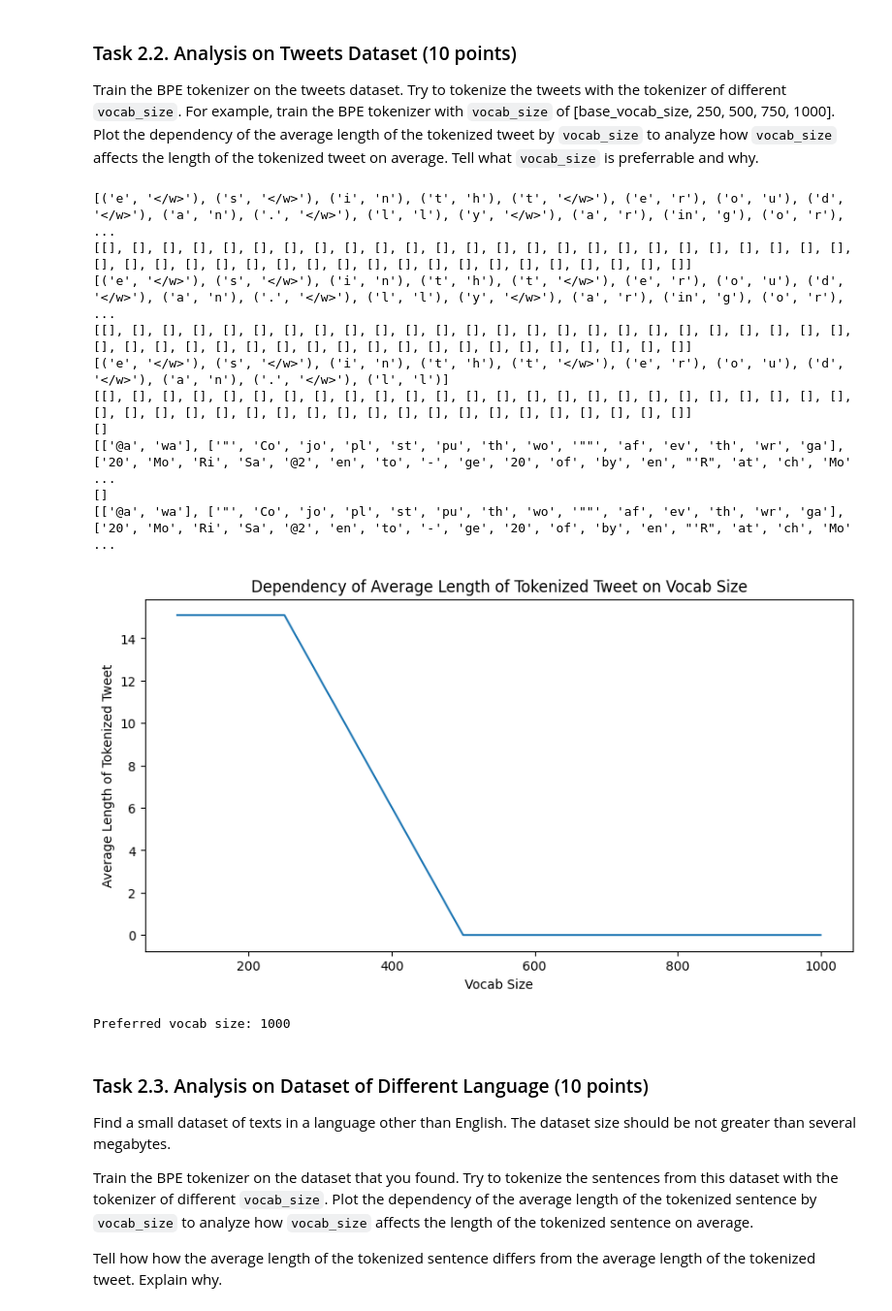
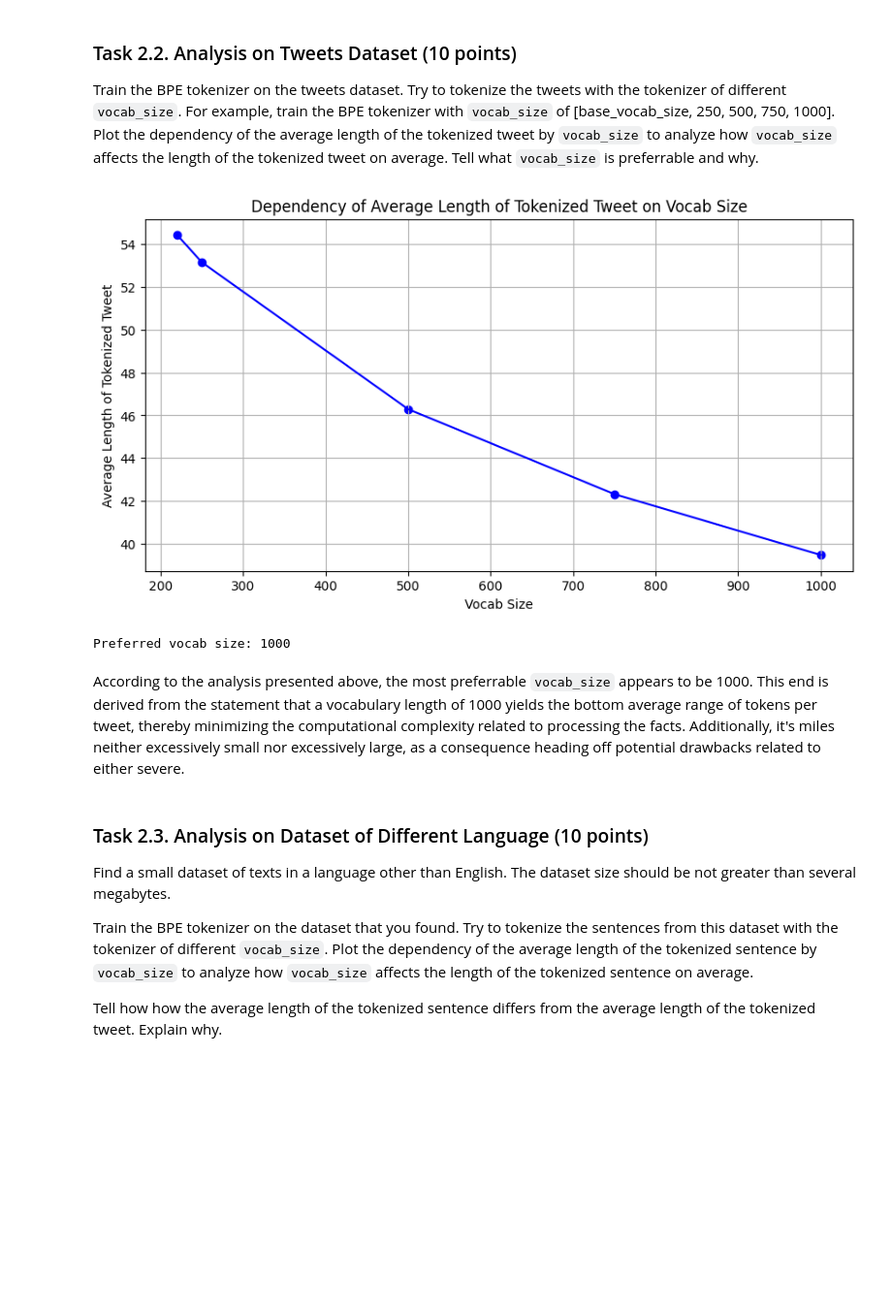
Before and after one commit to sch-irnia73/NLP_Assignments, a Jupyter notebook: Assignment1.ipynb, the cells around one changed output. Shown at 97% size. Saved outputs shown, nothing was run; the diff lists cells and outputs as text; code cells hidden in the pictures; blank space fills up the shorter version.

```diff
--- a/Assignment1.ipynb
+++ b/Assignment1.ipynb
@@ -189,69 +193,55 @@ Train the BPE tokenizer on the tweets dataset. Try to tokenize the tweets with t
 # %%
 # Your code here
 import matplotlib.pyplot as plt
-from collections import Counter
-import numpy as np
 
-tweets = []
-with open('Assignment1_data/file1', 'r') as file:
-    content = file.read()
-tweets = np.concatenate ((tweets, content.split('\n')))
-# with open('Assignment1_data/file2', 'r') as file:
-#     content = file.read()
-# tweets = np.concatenate ((tweets, content.split('\n')))
-# with open('Assignment1_data/file3', 'r') as file:
-#     content = file.read()
-# tweets = np.concatenate ((tweets, content.split('\n')))
-# with open('Assignment1_data/file4', 'r') as file:
-#     content = file.read()
-# tweets = np.concatenate ((tweets, content.split('\n')))
-# with open('Assignment1_data/file5', 'r') as file:
-#     content = file.read()
-# tweets = np.concatenate ((tweets, content.split('\n')))
+def read_files_into_list(filenames):
+    combined_list = []
+    for filename in filenames:
+        with open(filename, 'r', encoding='utf-8') as file:
+            for line in file:
+                combined_list.append(line.strip())
+    return combined_list
+
+file_names = ['file1', 'file2', 'file3', 'file4', 'file5']
+
+tweets = read_files_into_list(file_names)
 
 # List of vocanulary sizes for the experiment
-vocab_sizes = [1000,  750,  500,  250,  100]
-
+vocab_sizes = [1000,  750,  500,  250,  len(tweets)]
+# print(list(tweets[0]))
 # Dictionary for storing average lengths of tokenized tweets
 avg_lengths = {}
 
 for vocab_size in vocab_sizes:
     tokenizer = BPETokenizer(vocab_size)
     tokenizer.train(tweets)
 
     tokenized_tweets = [tokenizer.tokenize(tweet) for tweet in tweets]
-    print(tokenized_tweets)
+    # print(vocab_size, tokenized_tweets)
     lengths = [len(tokens) for tokens in tokenized_tweets]
     avg_length = sum(lengths) / len(lengths)
 
     avg_lengths[vocab_size] = avg_length
 
-# Построение графика
+# Plotting graph
 plt.figure(figsize=(10,  5))
-plt.plot(list(avg_lengths.keys()), list(avg_lengths.values()))
+plt.grid(zorder=0)
+plt.scatter(list(avg_lengths.keys()), list(avg_lengths.values()), color='blue')
+plt.plot(list(avg_lengths.keys()), list(avg_lengths.values()), color='blue', zorder=3)
 plt.xlabel('Vocab Size')
 plt.ylabel('Average Length of Tokenized Tweet')
 plt.title('Dependency of Average Length of Tokenized Tweet on Vocab Size')
 plt.show()
 
-# Интерпретация результатов
-# Размер словаря, который минимизирует среднюю длину токенизированных твитов,
-# будет считаться предпочтительным.
+
+# Preffered vocab size
 preferred_vocab_size = min(avg_lengths, key=avg_lengths.get)
 print(f"Preferred vocab size: {preferred_vocab_size}")
 # %% [output]
+[figure, new version]
-[('e', '</w>'), ('s', '</w>'), ('i', 'n'), ('t', 'h'), ('t', '</w>'), ('e', 'r'), ('o', 'u'), ('d', '</w>'), ('a', 'n'), ('.', '</w>'), ('l', 'l'), ('y', '</w>'), ('a', 'r'), ('in', 'g'), ('o', 'r'),  ...
-[[], [], [], [], [], [], [], [], [], [], [], [], [], [], [], [], [], [], [], [], [], [], [], [], [], [], [], [], [], [], [], [], [], [], [], [], [], [], [], [], [], [], [], [], []]
-[('e', '</w>'), ('s', '</w>'), ('i', 'n'), ('t', 'h'), ('t', '</w>'), ('e', 'r'), ('o', 'u'), ('d', '</w>'), ('a', 'n'), ('.', '</w>'), ('l', 'l'), ('y', '</w>'), ('a', 'r'), ('in', 'g'), ('o', 'r'),  ...
-[[], [], [], [], [], [], [], [], [], [], [], [], [], [], [], [], [], [], [], [], [], [], [], [], [], [], [], [], [], [], [], [], [], [], [], [], [], [], [], [], [], [], [], [], []]
-[('e', '</w>'), ('s', '</w>'), ('i', 'n'), ('t', 'h'), ('t', '</w>'), ('e', 'r'), ('o', 'u'), ('d', '</w>'), ('a', 'n'), ('.', '</w>'), ('l', 'l')]
-[[], [], [], [], [], [], [], [], [], [], [], [], [], [], [], [], [], [], [], [], [], [], [], [], [], [], [], [], [], [], [], [], [], [], [], [], [], [], [], [], [], [], [], [], []]
-[]
-[['@a', 'wa'], ['"', 'Co', 'jo', 'pl', 'st', 'pu', 'th', 'wo', '""', 'af', 'ev', 'th', 'wr', 'ga'], ['20', 'Mo', 'Ri', 'Sa', '@2', 'en', 'to', '-', 'ge', '20', 'of', 'by', 'en', "'R", 'at', 'ch', 'Mo' ...
-[]
-[['@a', 'wa'], ['"', 'Co', 'jo', 'pl', 'st', 'pu', 'th', 'wo', '""', 'af', 'ev', 'th', 'wr', 'ga'], ['20', 'Mo', 'Ri', 'Sa', '@2', 'en', 'to', '-', 'ge', '20', 'of', 'by', 'en', "'R", 'at', 'ch', 'Mo' ...
+Preferred vocab size: 1000
-[figure, old version]
-Preferred vocab size: 1000
+# %% [markdown]
+According to the analysis presented above, the most preferrable `vocab_size` appears to be 1000. This end is derived from the statement that a vocabulary length of 1000 yields the bottom average range of tokens per tweet, thereby minimizing the computational complexity related to processing the facts. Additionally, it's miles neither excessively small nor excessively large, as a consequence heading off potential drawbacks related to either severe.
 # %% [markdown]
 ### Task 2.3. Analysis on Dataset of Different Language (10 points)
 
```
Also changed, not shown: parts of 5 cells of this notebook.
